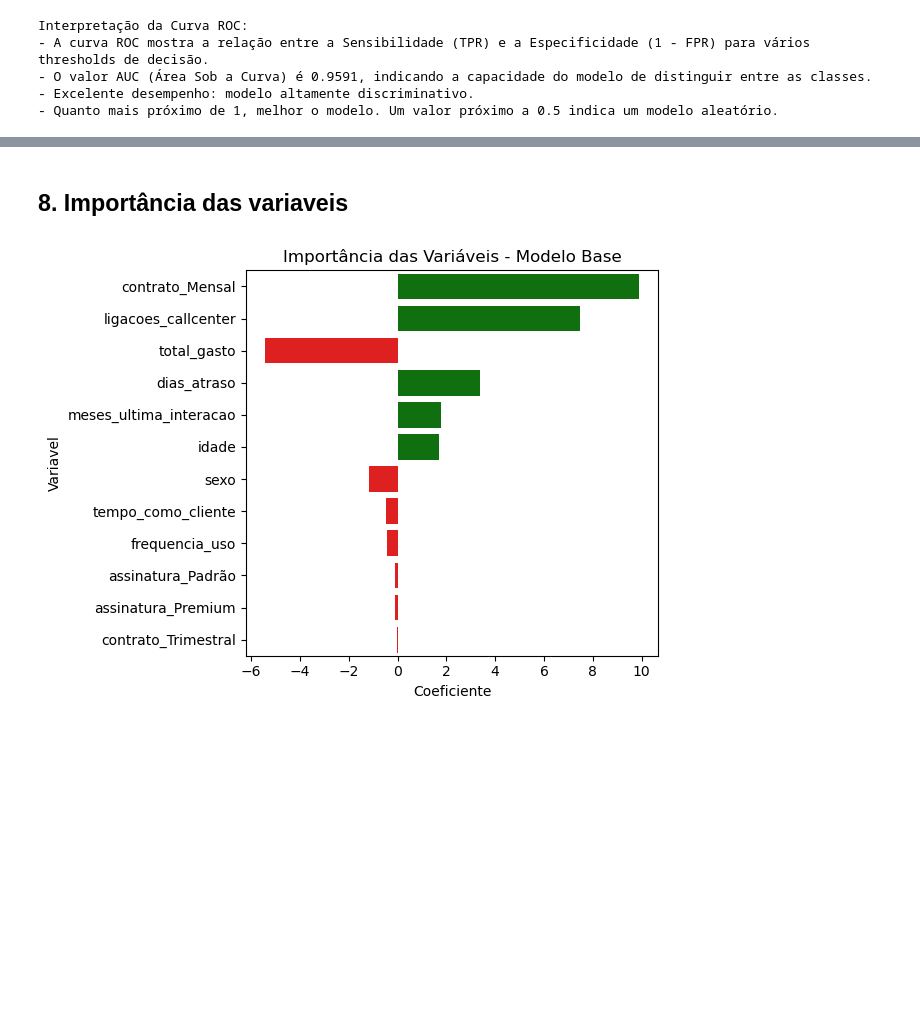
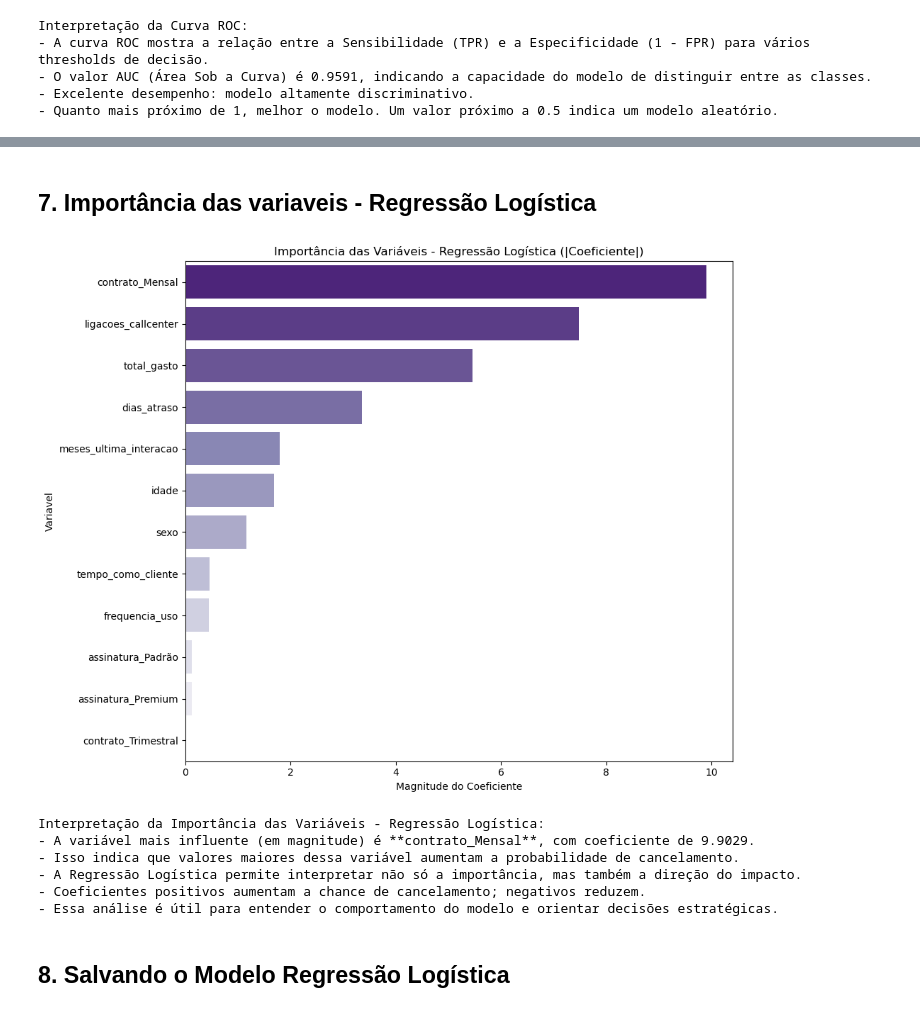
Before and after one commit to jonathasoliv/TCC_Modelagem_Preditiva_Cancelamentos, a Jupyter notebook: Regressao_Logistica/Regressão_Logistica.ipynb, the cells around one changed output, grey strips where cells are left out. Drawn from its saved outputs; the diff is of its cells as text; code cells hidden in the pictures; blank space fills up the shorter version.

Commit message:
Atualizado o Modelo Regressão Logística

```diff
--- a/Regressao_Logistica/Regressão_Logistica.ipynb
+++ b/Regressao_Logistica/Regressão_Logistica.ipynb
@@ -260,30 +249,56 @@ F1-score       0.9060     0.9050       0.0010
 # %% [markdown]
-## 8. Importância das variaveis
+## 7. Importância das variaveis - Regressão Logística
 # %%
-coef = modelo_logistico.coef_[0]
+# Importância das variáveis segundo a Regressão Logística
+coeficientes = modelo_logistico.coef_[0]  # vetor de coeficientes
 variaveis = X_treino.columns
-importancia = pd.Series(coef, index=variaveis).sort_values(key=abs, ascending=False)
 
-# Criar coluna categórica para cor (positivos/negativos)
-df_importancia = importancia.reset_index()
-df_importancia.columns = ['Variavel', 'Coeficiente']
-df_importancia['Tipo'] = df_importancia['Coeficiente'].apply(lambda x: 'Positivo' if x >= 0 else 'Negativo')
+# Criação do DataFrame de importância
+df_importancia_rl = pd.DataFrame({
+    'Variavel': variaveis,
+    'Coeficiente': coeficientes,
+    'Importancia (absoluta)': abs(coeficientes)
+}).sort_values(by='Importancia (absoluta)', ascending=False)
 
+# Plot dos 20 principais coeficientes (em valor absoluto)
+plt.figure(figsize=(10, 8))
 sns.barplot(
-    x='Coeficiente',
+    x='Importancia (absoluta)',
     y='Variavel',
-    data=df_importancia,
-    hue='Tipo',
+    data=df_importancia_rl.head(20),
+    hue='Variavel',
     dodge=False,
-    palette={'Positivo': 'green', 'Negativo': 'red'},
+    palette='Purples_r',
     legend=False
 )
-plt.title("Importância das Variáveis - Modelo Base")
-plt.xlabel("Coeficiente")
+plt.title("Importância das Variáveis - Regressão Logística (|Coeficiente|)")
+plt.xlabel("Magnitude do Coeficiente")
 plt.tight_layout()
 plt.show()
+
+# Interpretação textual
+variavel_top1 = df_importancia_rl.iloc[0]['Variavel']
+coef_top1 = df_importancia_rl.iloc[0]['Coeficiente']
+
+print("\nInterpretação da Importância das Variáveis - Regressão Logística:")
+print(f"- A variável mais influente (em magnitude) é **{variavel_top1}**, com coeficiente de {coef_top1:.4f}.")
+if coef_top1 > 0:
+    print("- Isso indica que valores maiores dessa variável aumentam a probabilidade de cancelamento.")
+else:
+    print("- Isso indica que valores maiores dessa variável reduzem a probabilidade de cancelamento.")
+print("- A Regressão Logística permite interpretar não só a importância, mas também a direção do impacto.")
+print("- Coeficientes positivos aumentam a chance de cancelamento; negativos reduzem.")
+print("- Essa análise é útil para entender o comportamento do modelo e orientar decisões estratégicas.")
 # %% [output]
-[figure, old version]
+[figure, new version]
+Interpretação da Importância das Variáveis - Regressão Logística:
+- A variável mais influente (em magnitude) é **contrato_Mensal**, com coeficiente de 9.9029.
+- Isso indica que valores maiores dessa variável aumentam a probabilidade de cancelamento.
+- A Regressão Logística permite interpretar não só a importância, mas também a direção do impacto.
+- Coeficientes positivos aumentam a chance de cancelamento; negativos reduzem.
+- Essa análise é útil para entender o comportamento do modelo e orientar decisões estratégicas.
+# %% [markdown]
+## 8. Salvando o Modelo Regressão Logística
 # %%
 import joblib
 
```
Also changed, not shown: parts of 14 cells of this notebook.
